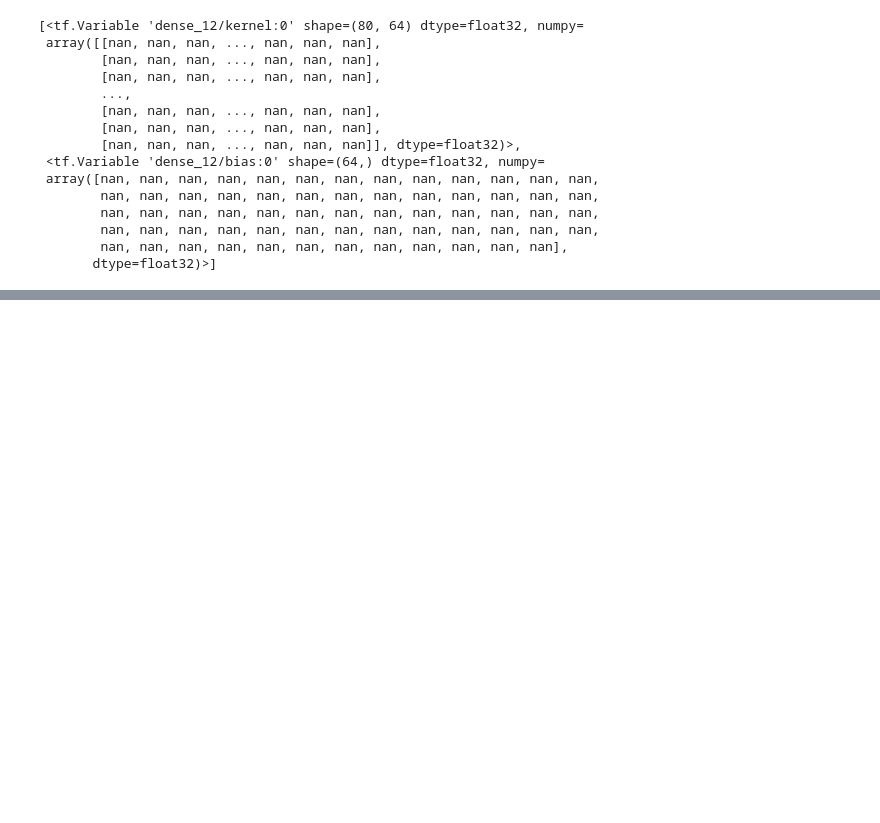
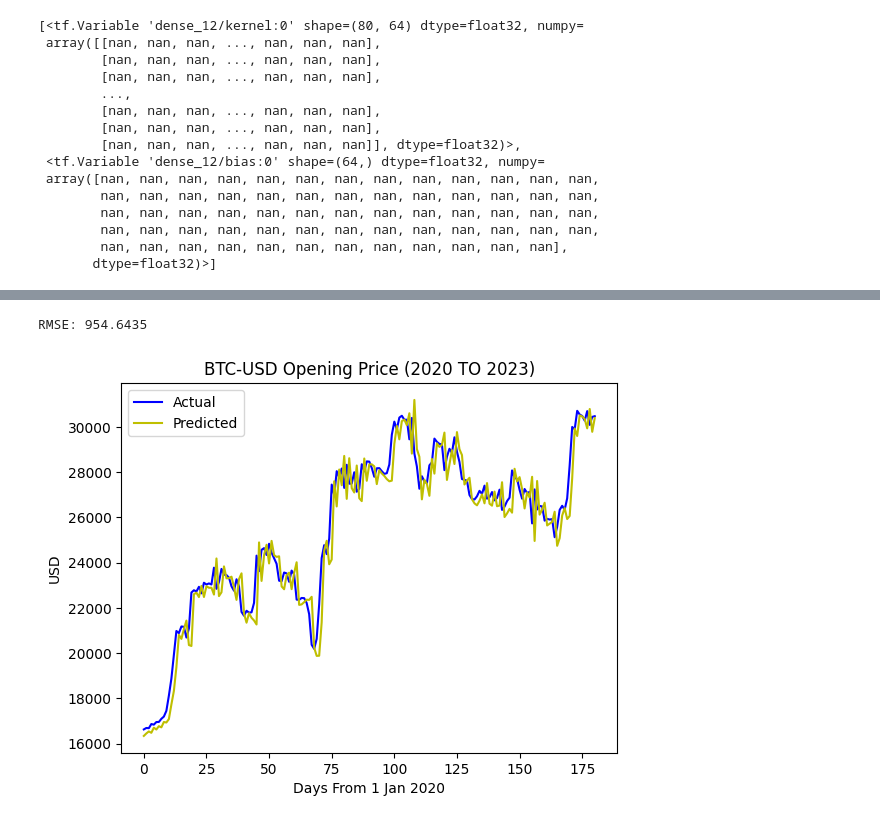
Before and after one commit to AR-PyT/UROP1100_TimeSeries, a Jupyter notebook: DataProcessing.ipynb, the cells around one changed output, grey strips where cells are left out. Saved outputs shown, nothing was run; the diff lists cells and outputs as text; code cells hidden in the pictures; blank space fills up the shorter version.

```diff
--- a/DataProcessing.ipynb
+++ b/DataProcessing.ipynb
@@ -460,0 +557,15 @@ densor_a.weights
+# %%
+# Check Prediction on Test Set
+pred = model.predict(test_set_full, verbose=False).ravel()
+ax = plt.subplot()
+ax.set_title('BTC-USD Opening Price (2020 TO 2023)')
+ax.set_ylabel('USD')
+ax.set_xlabel('Days From 1 Jan 2020')
+ax.plot(test_label, c='b')
+ax.plot(pred, c='y')
+ax.legend(['Actual', 'Predicted'])
+
+print(f'RMSE: {round(np.sqrt(np.sum(np.square(pred - test_label)) / test_label.shape[0]), 4)}')
+# %% [output]
+RMSE: 954.6435
+[figure, added]
```
Also changed, not shown: parts of 20 cells of this notebook, 2 other files.
